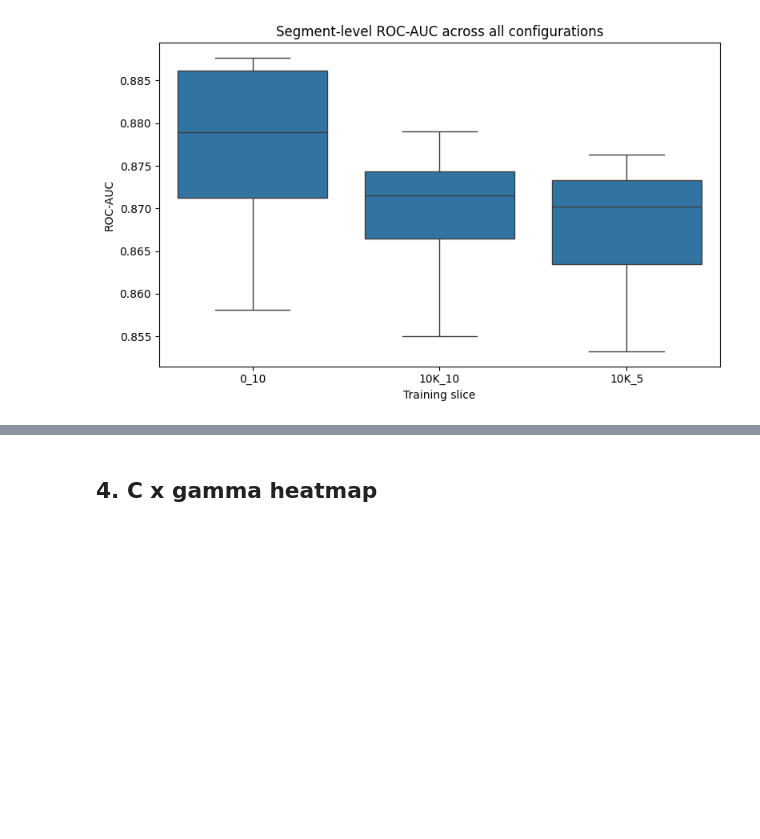
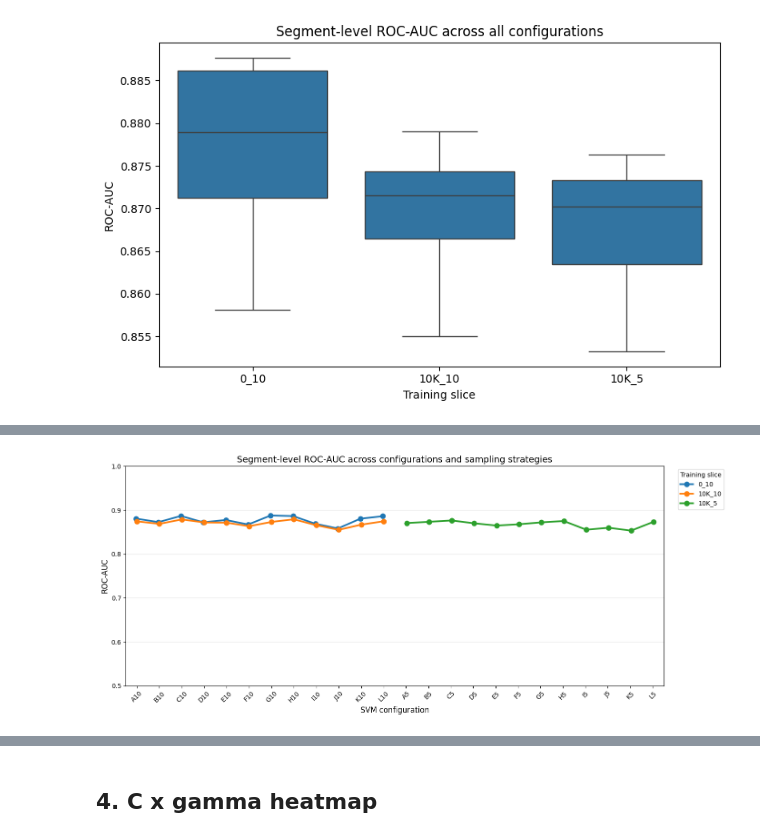
Before and after one commit to ritzww/THESIS_Directed_Connectivity_and_Data_Leakage_In_EEG_Seizure_Detection, a Jupyter notebook: 11. Segment Level Results.ipynb, the cells around one changed output, grey strips where cells are left out. Drawn from its saved outputs; the diff is of its cells as text; code cells hidden in the pictures; blank space fills up the shorter version.

```diff
--- a/11. Segment Level Results.ipynb
+++ b/11. Segment Level Results.ipynb
@@ -174,0 +212,42 @@ plt.show()
+# %%
+plt.figure(figsize=(14,6))
+
+sns.pointplot(
+    data=segment_results,
+    x="config",
+    y="AUC",
+    hue="windows_percent",
+    dodge=True,
+    markers="o",
+    linestyles="-",
+    errorbar=None
+)
+
+plt.xlabel("SVM configuration", fontsize=12)
+plt.ylabel("ROC-AUC", fontsize=12)
+
+plt.title(
+    "Segment-level ROC-AUC across configurations and sampling strategies",
+    fontsize=14
+)
+
+plt.xticks(rotation=45)
+
+plt.ylim(0.5,1.0)
+
+plt.legend(
+    title="Training slice",
+    bbox_to_anchor=(1.02,1),
+    loc="upper left"
+)
+
+plt.grid(
+    axis="y",
+    alpha=0.3
+)
+
+plt.tight_layout()
+
+plt.show()
+# %% [output]
+[figure, added]
```
Also changed, not shown: parts of 4 cells of this notebook, 3 other files.
